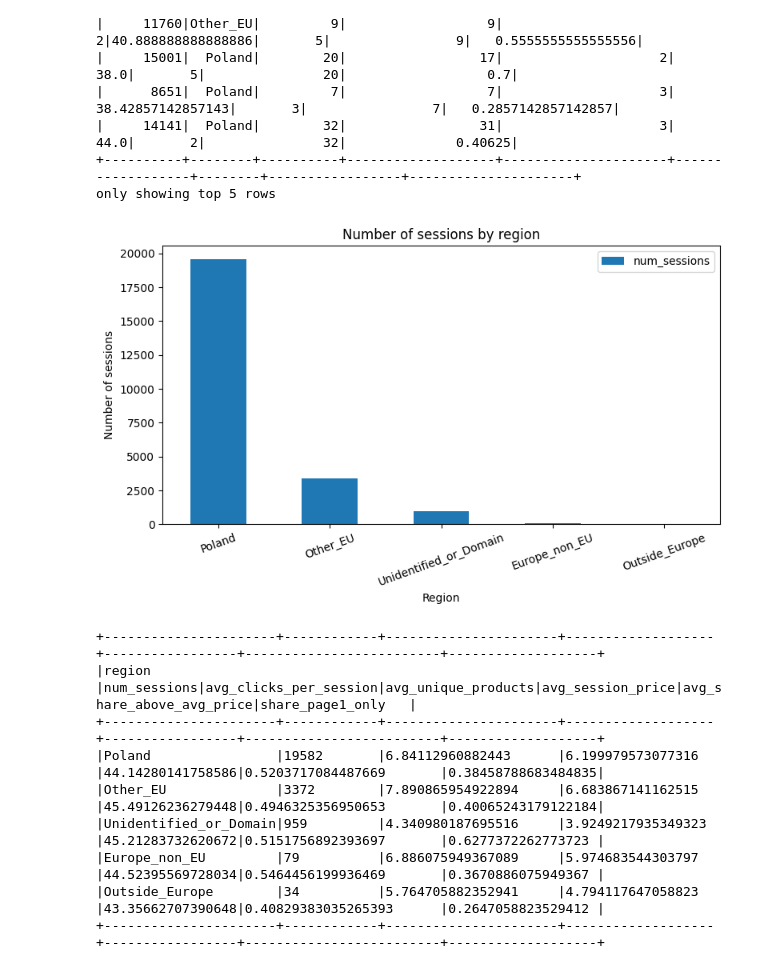
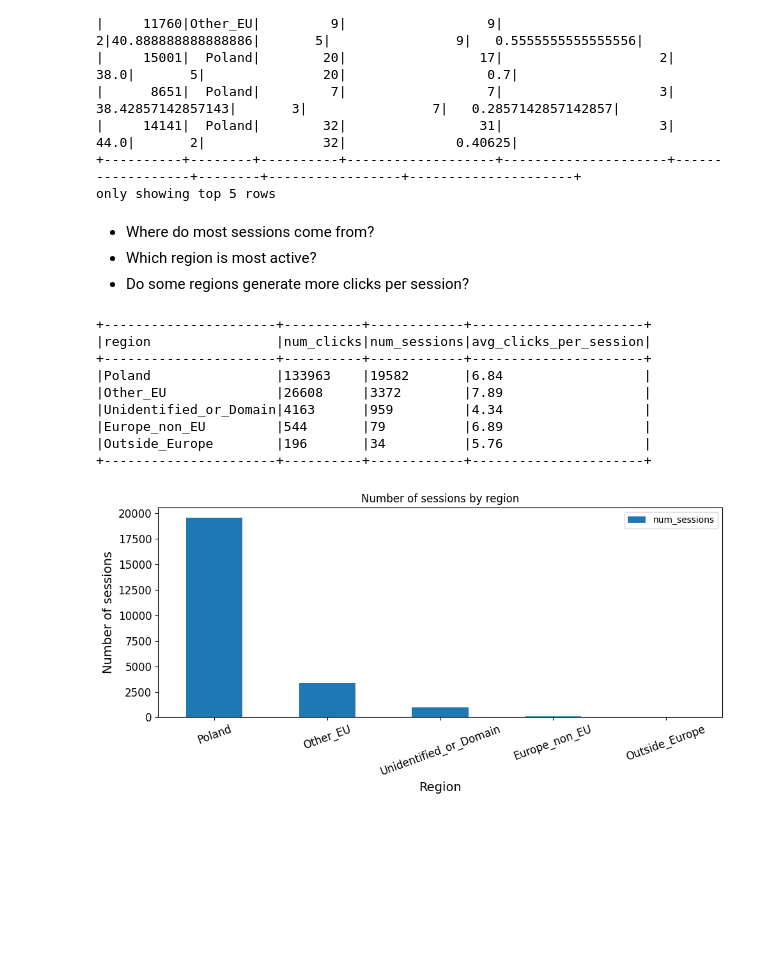
Before and after one commit to namvdo/bdpa-clickflow, a Jupyter notebook: notebooks/02_analysis.ipynb, the cells around one changed output. Cells and saved outputs as stored; diff of their text form; code cells hidden in the pictures; blank space fills up the shorter version.

```diff
--- a/notebooks/02_analysis.ipynb
+++ b/notebooks/02_analysis.ipynb
@@ -145,18 +145,19 @@ def plot_df(
     )
 
     if xlabel is not None:
-        ax.set_xlabel(xlabel)
+        ax.set_xlabel(xlabel, fontsize=14)
     elif x is not None:
-        ax.set_xlabel(x)
+        ax.set_xlabel(x, fontsize=14)
 
     if ylabel is not None:
-        ax.set_ylabel(ylabel)
+        ax.set_ylabel(ylabel, fontsize=14)
     elif y is not None and isinstance(y, str):
-        ax.set_ylabel(y)
+        ax.set_ylabel(y, fontsize=14)
 
     if title is not None:
         ax.set_title(title)
-
+    ax.tick_params(axis="x", labelsize=12)
+    ax.tick_params(axis="y", labelsize=12)
     plt.xticks(rotation=rotation)
     plt.tight_layout()
     plt.show()
@@ -193,43 +275,46 @@ session_df.show(5)
 |     14141|  Poland|        32|                 31|                    3|              44.0|       2|               32|              0.40625|
 +----------+--------+----------+-------------------+---------------------+------------------+--------+-----------------+---------------------+
 only showing top 5 rows
+# %% [markdown]
+- Where do most sessions come from?
+- Which region is most active?
+- Do some regions generate more clicks per session?
 # %%
-# sessions by region
-sessions_by_region = (
-    session_df.groupBy("region")
+# Number of sessions and clicks by region
+
+region_activity = (
+    df_eda.groupBy("region")
     .agg(
-        F.count("*").alias("num_sessions"),
-        F.avg("num_clicks").alias("avg_clicks_per_session"),
-        F.avg("num_unique_products").alias("avg_unique_products"),
-        F.avg("avg_price_viewed").alias("avg_session_price"),
-        F.avg("share_above_avg_price").alias("avg_share_above_avg_price"),
-        F.avg(F.when(F.col("max_page") == 1, 1).otherwise(0)).alias("share_page1_only"),
+        F.count("*").alias("num_clicks"),
+        F.countDistinct("session_id").alias("num_sessions"),
+        F.round(F.count("*") / F.countDistinct("session_id"), 2).alias("avg_clicks_per_session")
     )
     .orderBy(F.desc("num_sessions"))
 )
 
-pdf = sessions_by_region.toPandas()
+region_activity.show(truncate=False)
+
+pdf = region_activity.toPandas()
 
 plot_df(
     pdf,
     x="region",
     y="num_sessions",
     kind="bar",
+    figsize=(10, 5),
     xlabel="Region",
     ylabel="Number of sessions",
     title="Number of sessions by region",
-    rotation=20,
+    rotation=20
 )
-
-sessions_by_region.show(truncate=False)
 # %% [output]
++----------------------+----------+------------+----------------------+
+|region                |num_clicks|num_sessions|avg_clicks_per_session|
++----------------------+----------+------------+----------------------+
+|Poland                |133963    |19582       |6.84                  |
+|Other_EU              |26608     |3372        |7.89                  |
+|Unidentified_or_Domain|4163      |959         |4.34                  |
+|Europe_non_EU         |544       |79          |6.89                  |
+|Outside_Europe        |196       |34          |5.76                  |
++----------------------+----------+------------+----------------------+
-[figure, old version]
+[figure, new version]
-+----------------------+------------+----------------------+-------------------+-----------------+-------------------------+-------------------+
-|region                |num_sessions|avg_clicks_per_session|avg_unique_products|avg_session_price|avg_share_above_avg_price|share_page1_only   |
-+----------------------+------------+----------------------+-------------------+-----------------+-------------------------+-------------------+
-|Poland                |19582       |6.84112960882443      |6.199979573077316  |44.14280141758586|0.5203717084487669       |0.38458788683484835|
-|Other_EU              |3372        |7.890865954922894     |6.683867141162515  |45.49126236279448|0.4946325356950653       |0.40065243179122184|
-|Unidentified_or_Domain|959         |4.340980187695516     |3.9249217935349323 |45.21283732620672|0.5151756892393697       |0.6277372262773723 |
-|Europe_non_EU         |79          |6.886075949367089     |5.974683544303797  |44.52395569728034|0.5464456199936469       |0.3670886075949367 |
-|Outside_Europe        |34          |5.764705882352941     |4.794117647058823  |43.35662707390648|0.40829383035265393      |0.2647058823529412 |
-+----------------------+------------+----------------------+-------------------+-----------------+-------------------------+-------------------+
```
Also changed, not shown: parts of 41 cells of this notebook.
